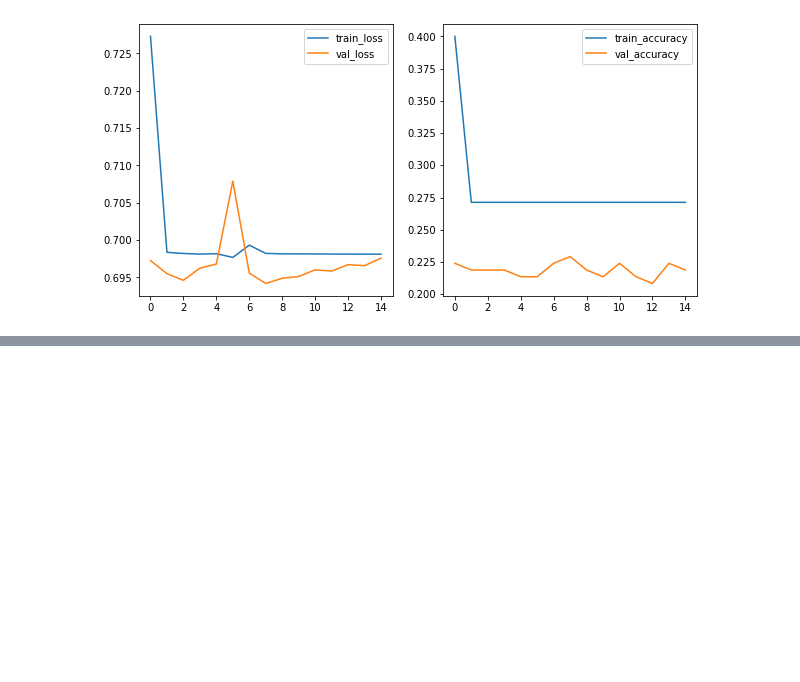
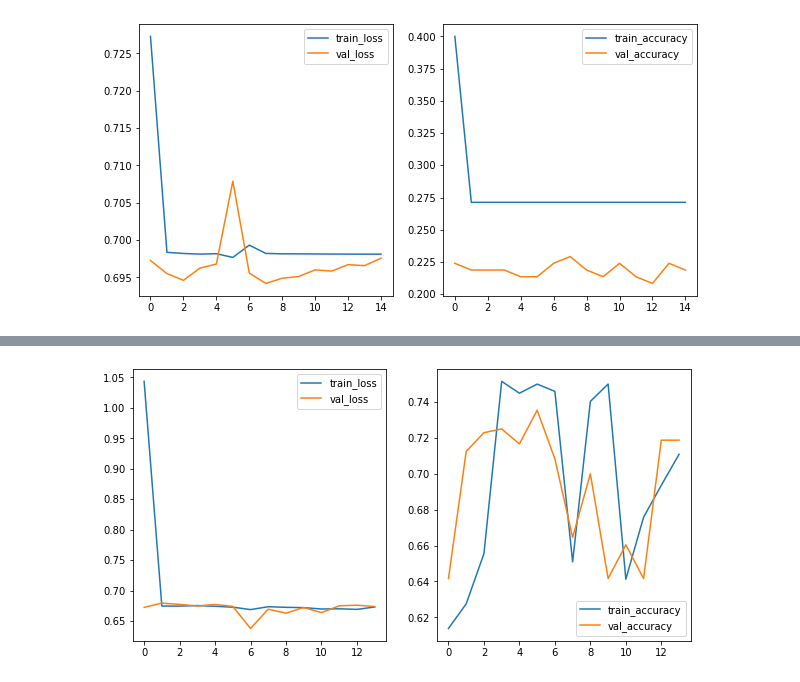
Before and after one commit to jonniebrown/Classifying-Diabetic-Retinopathy-with-CNN, a Jupyter notebook: Notebooks/binary_tuning.ipynb, the cells around one changed output, grey strips where cells are left out. Cells and saved outputs as stored; diff of their text form; code cells hidden in the pictures; blank space fills up the shorter version.

```diff
--- a/Notebooks/binary_tuning.ipynb
+++ b/Notebooks/binary_tuning.ipynb
@@ -836,0 +887,4 @@ Out of these layer structures, I think the first one (model 27) has the most pot
+# %%
+plot_results(results)
+# %% [output]
+[figure, added]
```
Also changed, not shown: parts of 27 cells of this notebook.
